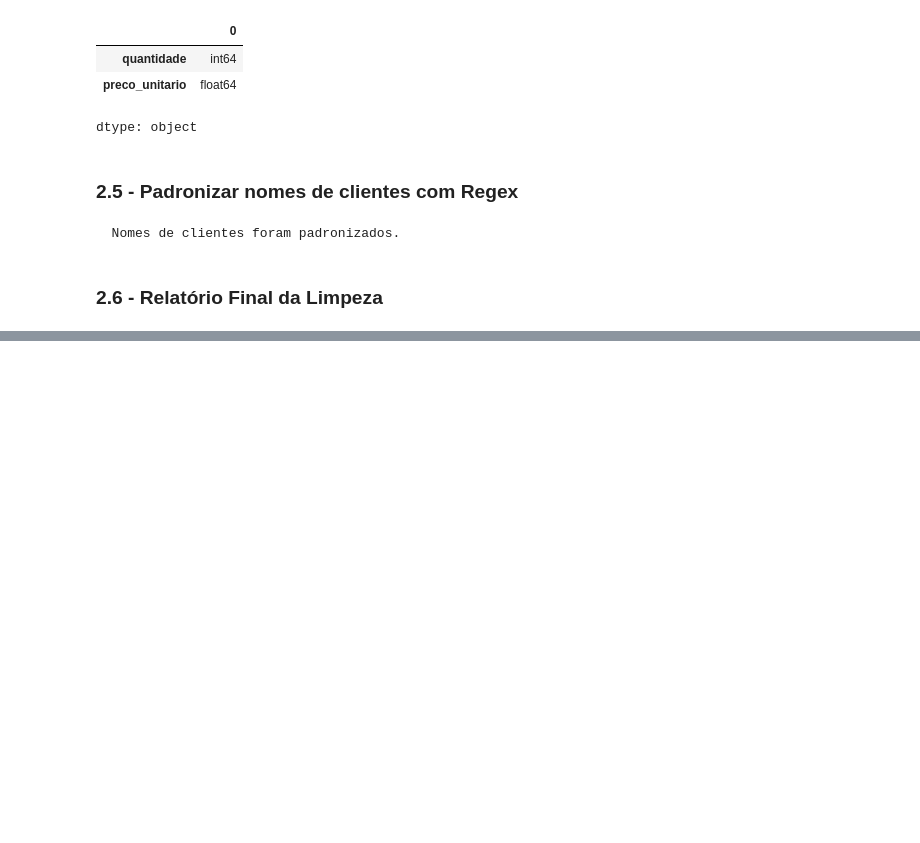
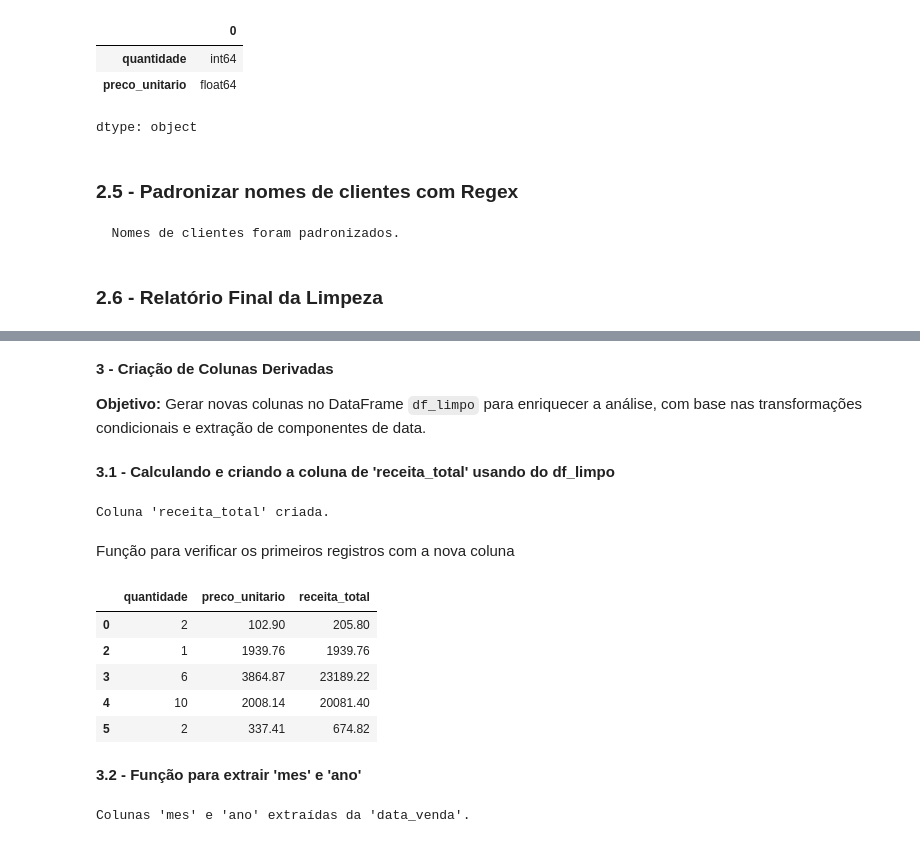
Before and after one commit to nemseibr/SCTEC2026.SALESINSIGHT.PY, a Jupyter notebook: SCTEC2026.SALESINSIGHT/PROJETO_SALESINSIGHT/salesinsight.ipynb, the cells around one changed output, grey strips where cells are left out. Cells and saved outputs as stored; diff of their text form; code cells hidden in the pictures; blank space fills up the shorter version.

```diff
--- a/SCTEC2026.SALESINSIGHT/PROJETO_SALESINSIGHT/salesinsight.ipynb
+++ b/SCTEC2026.SALESINSIGHT/PROJETO_SALESINSIGHT/salesinsight.ipynb
@@ -317,3 +329,33 @@ Primeiros 5 registros do DataFrame limpo:
 | 3 | 4 | 2025-11-06 | Cliente_017 | Notebook | Computadores | Norte | 6 | 3864.87 |
 | 4 | 5 | 2025-07-05 | Cliente_037 | Tablet | Celulares | Sul | 10 | 2008.14 |
 | 5 | 6 | 2025-08-21 | Cliente_041 | Headset | Perifericos | Sudeste | 2 | 337.41 |
+# %% [markdown]
+**3 - Criação de Colunas Derivadas**
+
+**Objetivo:** Gerar novas colunas no DataFrame `df_limpo` para enriquecer a análise, com base nas transformações condicionais e extração de componentes de data.
+# %% [markdown]
+**3.1 - Calculando e criando a coluna de 'receita_total' usando do df_limpo**
+# %%
+df_limpo['receita_total'] = df_limpo['quantidade'] * df_limpo['preco_unitario']
+print("Coluna 'receita_total' criada.")
+# %% [output]
+Coluna 'receita_total' criada.
+# %% [markdown]
+Função para verificar os primeiros registros com a nova coluna
+# %%
+display(df_limpo[['quantidade', 'preco_unitario', 'receita_total']].head())
+# %% [output]
+|  | quantidade | preco_unitario | receita_total |
+| 0 | 2 | 102.90 | 205.80 |
+| 2 | 1 | 1939.76 | 1939.76 |
+| 3 | 6 | 3864.87 | 23189.22 |
+| 4 | 10 | 2008.14 | 20081.40 |
+| 5 | 2 | 337.41 | 674.82 |
+# %% [markdown]
+**3.2 - Função para extrair 'mes' e 'ano'**
+# %%
+df_limpo['mes'] = df_limpo['data_venda'].dt.month
+df_limpo['ano'] = df_limpo['data_venda'].dt.year
+print("Colunas 'mes' e 'ano' extraídas da 'data_venda'.")
+# %% [output]
+Colunas 'mes' e 'ano' extraídas da 'data_venda'.
```
Also changed, not shown: parts of 22 cells of this notebook.
